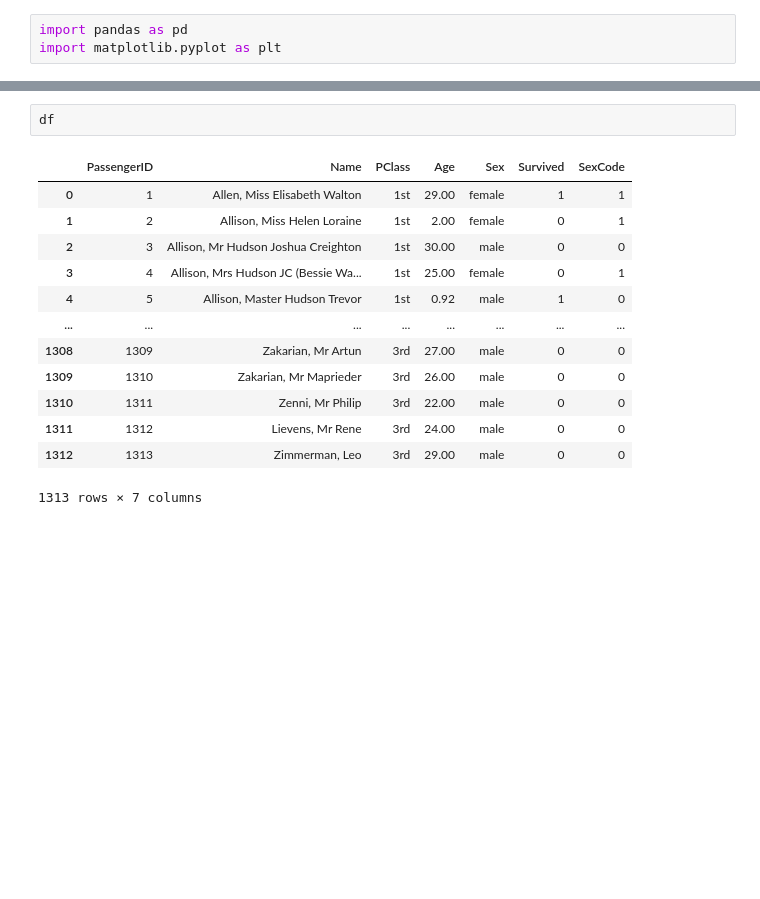
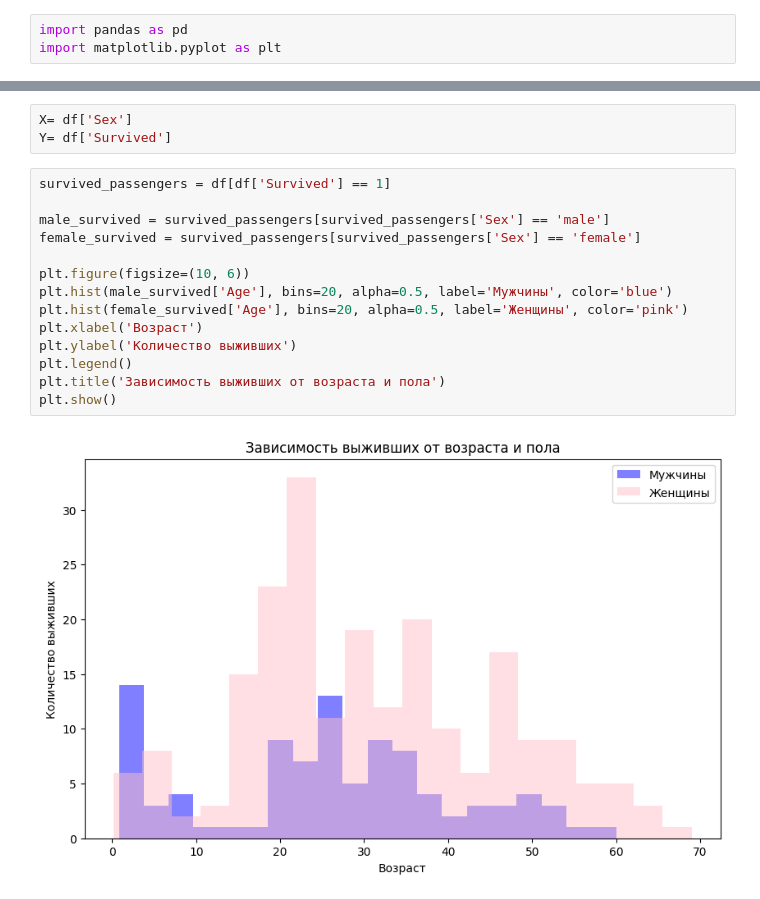
Before and after one commit to setusq/PraktikaG34N6, a Jupyter notebook: G34N6Pz3.ipynb, the cells around one changed output, grey strips where cells are left out. Saved outputs shown, nothing was run; the diff lists cells and outputs as text; blank space fills up the shorter version.

```diff
--- a/G34N6Pz3.ipynb
+++ b/G34N6Pz3.ipynb
@@ -6,16 +21,19 @@ df = pd.read_csv('C:\\Users\\Администратор\\Downloads\\titanic.csv'
 # %%
-df
+X= df['Sex']
+Y= df['Survived']
-# %% [output]
-|  | PassengerID | Name | PClass | Age | Sex | Survived | SexCode |
-| 0 | 1 | Allen, Miss Elisabeth Walton | 1st | 29.00 | female | 1 | 1 |
-| 1 | 2 | Allison, Miss Helen Loraine | 1st | 2.00 | female | 0 | 1 |
-| 2 | 3 | Allison, Mr Hudson Joshua Creighton | 1st | 30.00 | male | 0 | 0 |
-| 3 | 4 | Allison, Mrs Hudson JC (Bessie Wa... | 1st | 25.00 | female | 0 | 1 |
-| 4 | 5 | Allison, Master Hudson Trevor | 1st | 0.92 | male | 1 | 0 |
-| ... | ... | ... | ... | ... | ... | ... | ... |
-| 1308 | 1309 | Zakarian, Mr Artun | 3rd | 27.00 | male | 0 | 0 |
-| 1309 | 1310 | Zakarian, Mr Maprieder | 3rd | 26.00 | male | 0 | 0 |
-| 1310 | 1311 | Zenni, Mr Philip | 3rd | 22.00 | male | 0 | 0 |
-| 1311 | 1312 | Lievens, Mr Rene | 3rd | 24.00 | male | 0 | 0 |
-| 1312 | 1313 | Zimmerman, Leo | 3rd | 29.00 | male | 0 | 0 |
-1313 rows × 7 columns
+# %%
+survived_passengers = df[df['Survived'] == 1]
+
+male_survived = survived_passengers[survived_passengers['Sex'] == 'male']
+female_survived = survived_passengers[survived_passengers['Sex'] == 'female']
+
+plt.figure(figsize=(10, 6))
+plt.hist(male_survived['Age'], bins=20, alpha=0.5, label='Мужчины', color='blue')
+plt.hist(female_survived['Age'], bins=20, alpha=0.5, label='Женщины', color='pink')
+plt.xlabel('Возраст')
+plt.ylabel('Количество выживших')
+plt.legend()
+plt.title('Зависимость выживших от возраста и пола')
+plt.show()
+# %% [output]
+[figure, added]
```
Also changed, not shown: parts of 2 cells of this notebook.
